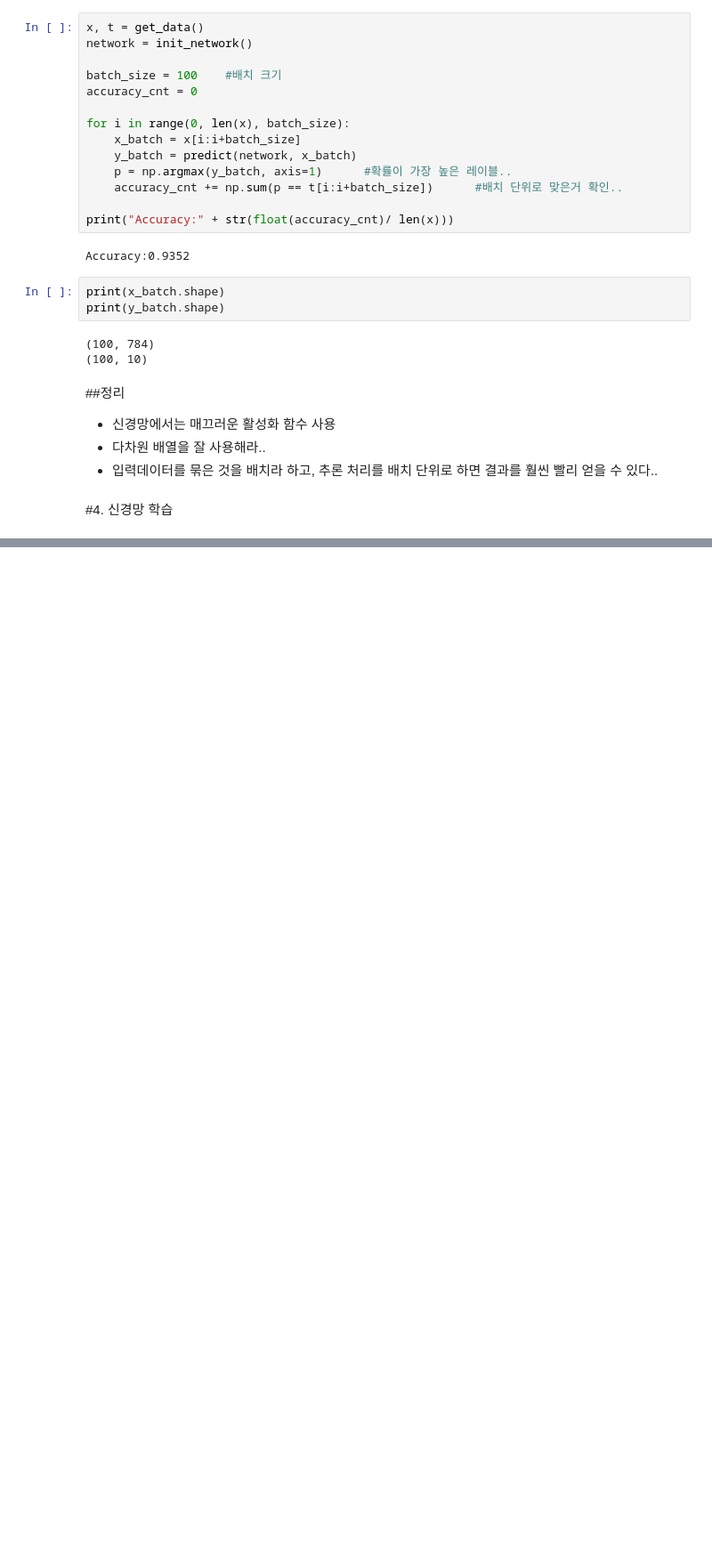
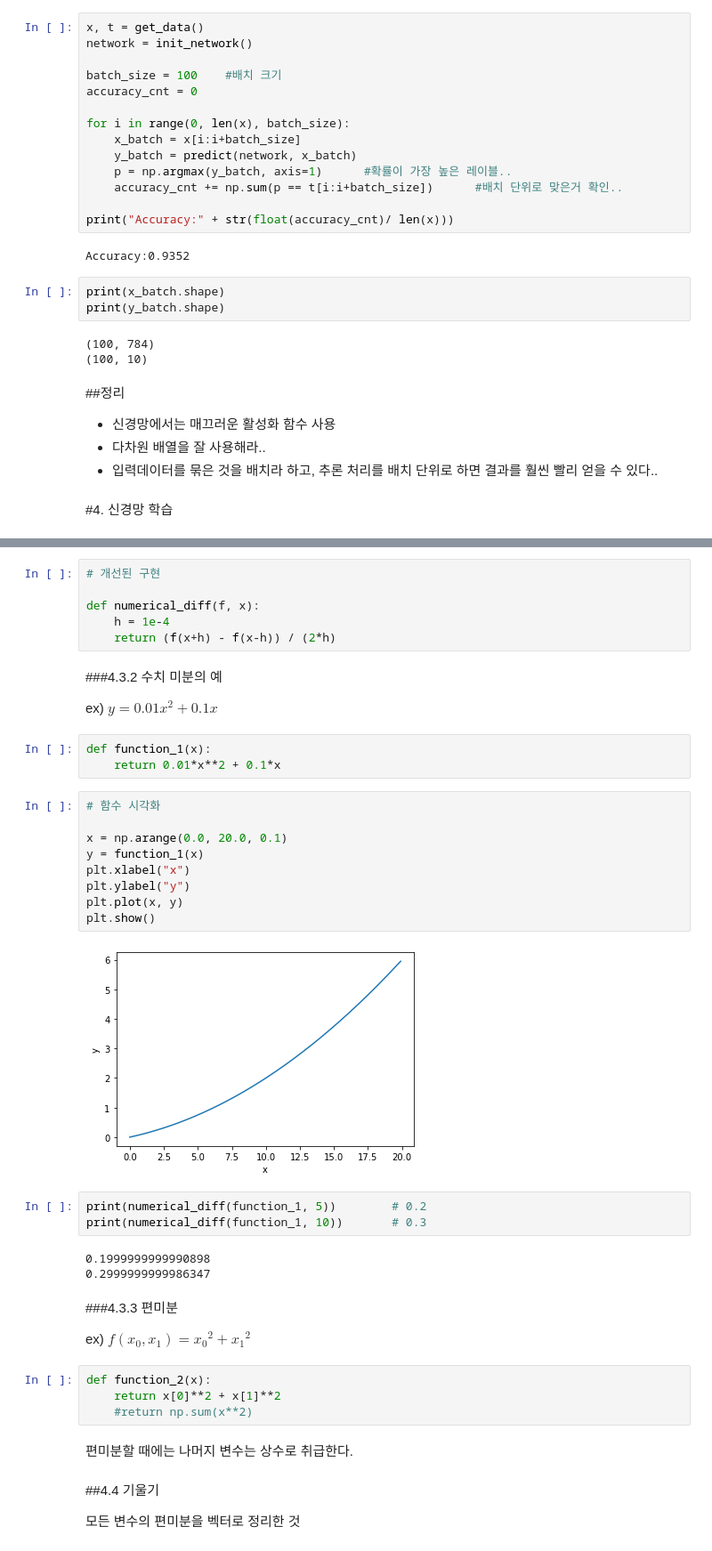
Before and after one commit to dong-tak123/Deep_Learning_From_Scratch, a Jupyter notebook: Deep_Learning_From_Scratch_1.ipynb, the cells around one changed output, grey strips where cells are left out. Shown at 89% size. Saved outputs shown, nothing was run; the diff lists cells and outputs as text; blank space fills up the shorter version.

```diff
--- a/Deep_Learning_From_Scratch_1.ipynb
+++ b/Deep_Learning_From_Scratch_1.ipynb
@@ -687,0 +896,44 @@ print(y_batch.shape)
+# %%
+# 개선된 구현
+
+def numerical_diff(f, x):
+    h = 1e-4
+    return (f(x+h) - f(x-h)) / (2*h)
+# %% [markdown]
+###4.3.2 수치 미분의 예
+
+ex) $y = 0.01x^2 + 0.1x$
+# %%
+def function_1(x):
+    return 0.01*x**2 + 0.1*x
+# %%
+# 함수 시각화
+
+x = np.arange(0.0, 20.0, 0.1)
+y = function_1(x)
+plt.xlabel("x")
+plt.ylabel("y")
+plt.plot(x, y)
+plt.show()
+# %% [output]
+[figure, added]
+# %%
+print(numerical_diff(function_1, 5))        # 0.2
+print(numerical_diff(function_1, 10))       # 0.3
+# %% [output]
+0.1999999999990898
+0.2999999999986347
+# %% [markdown]
+###4.3.3 편미분
+
+ex) $f(x_0, x_1) = {x_0}^2 + {x_1}^2$
+# %%
+def function_2(x):
+    return x[0]**2 + x[1]**2
+    #return np.sum(x**2)
+# %% [markdown]
+편미분할 때에는 나머지 변수는 상수로 취급한다.
+# %% [markdown]
+##4.4 기울기
+
+모든 변수의 편미분을 벡터로 정리한 것
```
Also changed, not shown: parts of 75 cells of this notebook.
